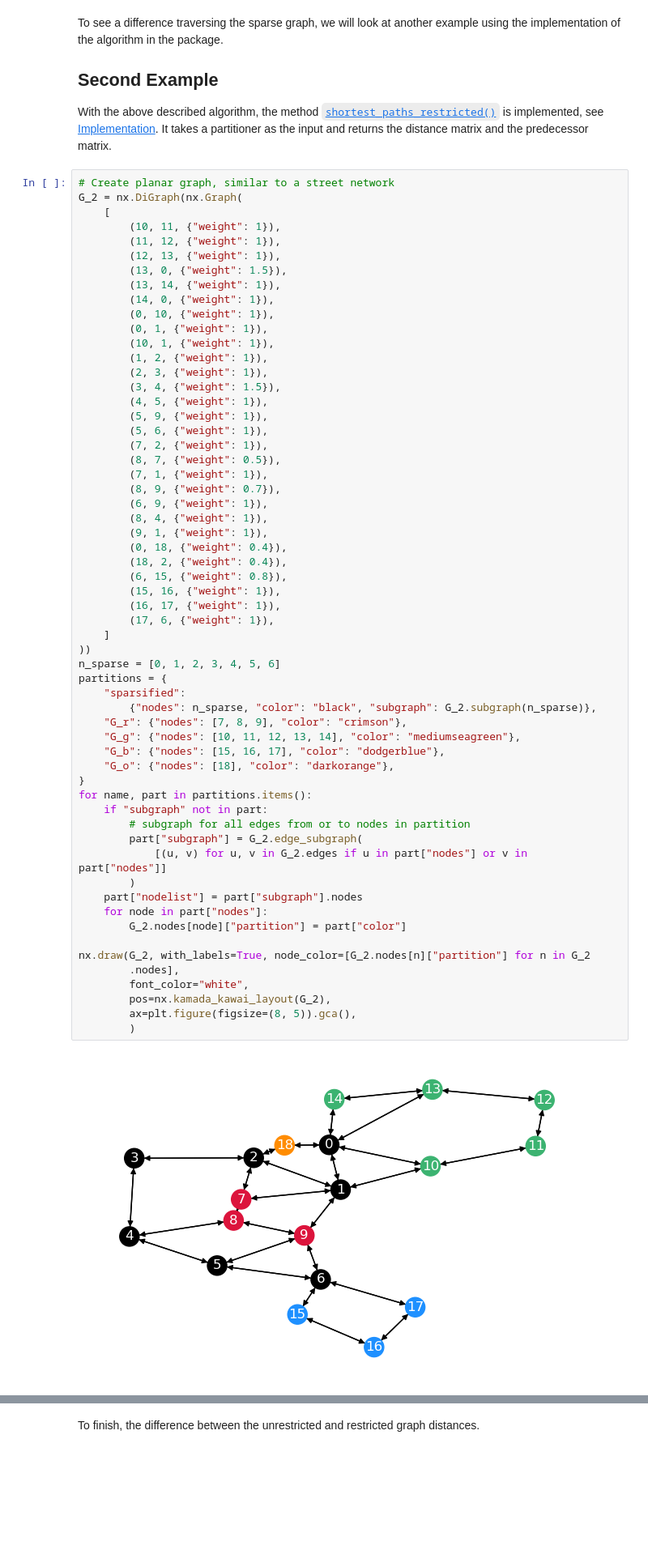
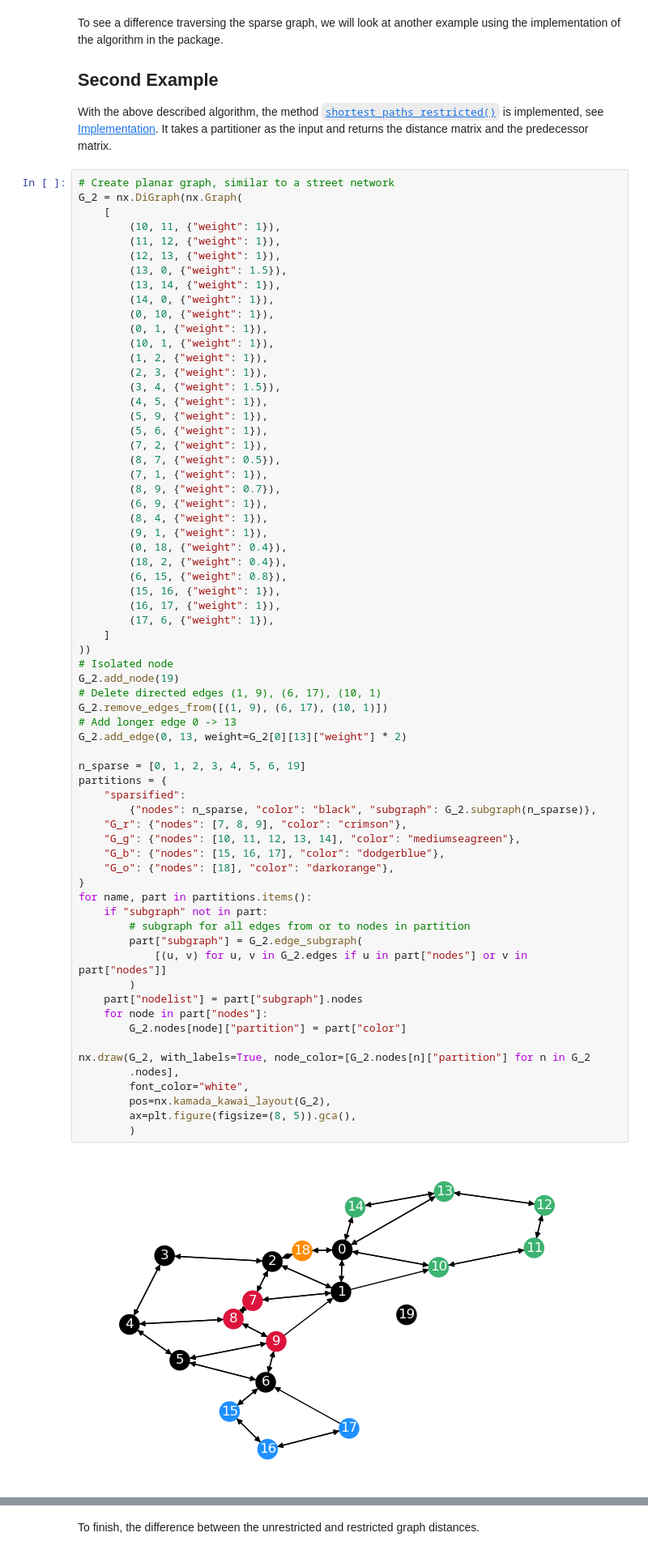
Before and after one commit to NERDSITU/superblockify, a Jupyter notebook: scripts/TestingNotebooks/20230409-dist_calc_restricted_code.ipynb, the cells around one changed output, grey strips where cells are left out. Shown at 81% size. Cells and saved outputs as stored; diff of their text form; blank space fills up the shorter version.

```diff
--- a/scripts/TestingNotebooks/20230409-dist_calc_restricted_code.ipynb
+++ b/scripts/TestingNotebooks/20230409-dist_calc_restricted_code.ipynb
@@ -452,35 +462,42 @@ G_2 = nx.DiGraph(nx.Graph(
         (15, 16, {"weight": 1}),
         (16, 17, {"weight": 1}),
         (17, 6, {"weight": 1}),
     ]
 ))
-n_sparse = [0, 1, 2, 3, 4, 5, 6]
+# Isolated node
+G_2.add_node(19)
+# Delete directed edges (1, 9), (6, 17), (10, 1)
+G_2.remove_edges_from([(1, 9), (6, 17), (10, 1)])
+# Add longer edge 0 -> 13
+G_2.add_edge(0, 13, weight=G_2[0][13]["weight"] * 2)
+
+n_sparse = [0, 1, 2, 3, 4, 5, 6, 19]
 partitions = {
     "sparsified":
         {"nodes": n_sparse, "color": "black", "subgraph": G_2.subgraph(n_sparse)},
     "G_r": {"nodes": [7, 8, 9], "color": "crimson"},
     "G_g": {"nodes": [10, 11, 12, 13, 14], "color": "mediumseagreen"},
     "G_b": {"nodes": [15, 16, 17], "color": "dodgerblue"},
     "G_o": {"nodes": [18], "color": "darkorange"},
 }
 for name, part in partitions.items():
     if "subgraph" not in part:
         # subgraph for all edges from or to nodes in partition
         part["subgraph"] = G_2.edge_subgraph(
             [(u, v) for u, v in G_2.edges if u in part["nodes"] or v in part["nodes"]]
         )
     part["nodelist"] = part["subgraph"].nodes
     for node in part["nodes"]:
         G_2.nodes[node]["partition"] = part["color"]
 
 nx.draw(G_2, with_labels=True, node_color=[G_2.nodes[n]["partition"] for n in G_2
         .nodes],
         font_color="white",
         pos=nx.kamada_kawai_layout(G_2),
         ax=plt.figure(figsize=(8, 5)).gca(),
         )
 # %% [output]
-[figure, old version]
+[figure, new version]
 # %% [markdown]
 Two notes to this graph. The distance between $0$ and $2$ is $0.8$ on the unrestricted
 graph $0 \overset{0.4}{\rightarrow} 18 \overset{0.4}{\rightarrow} 2$, instead of $2$
```
Also changed, not shown: parts of 9 cells of this notebook, 1 other file.
